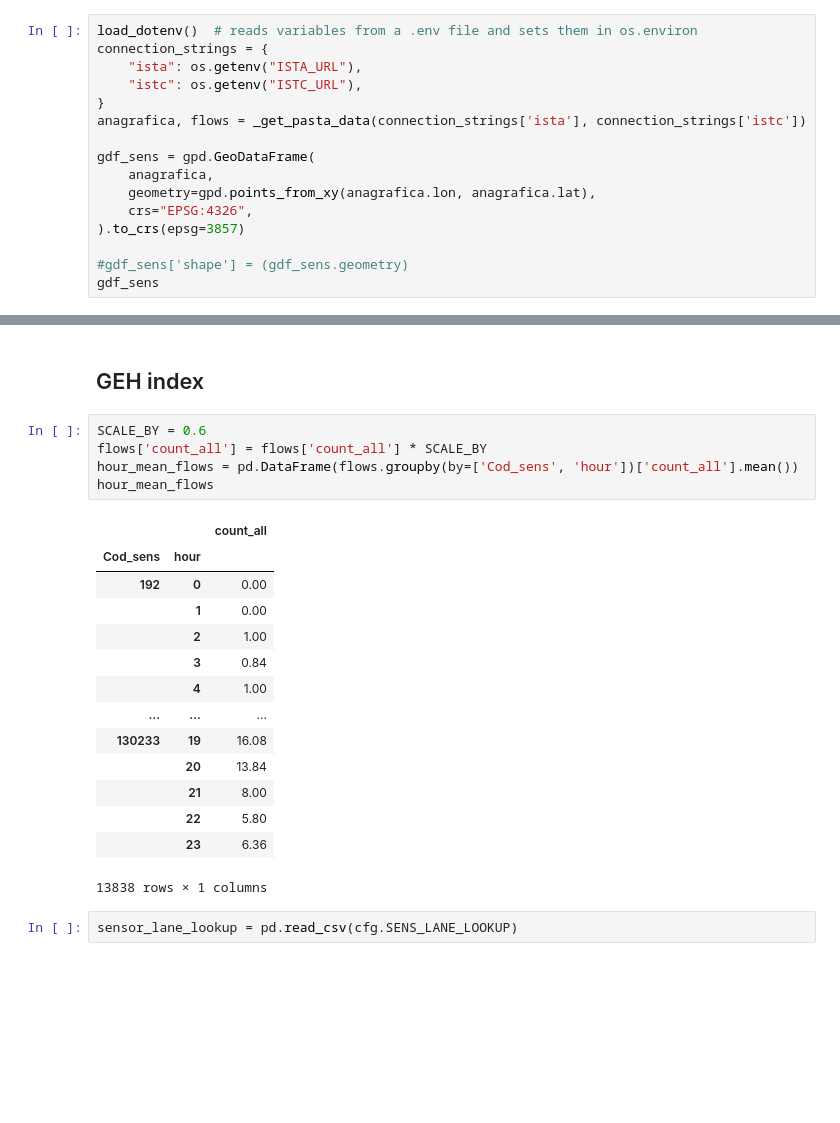
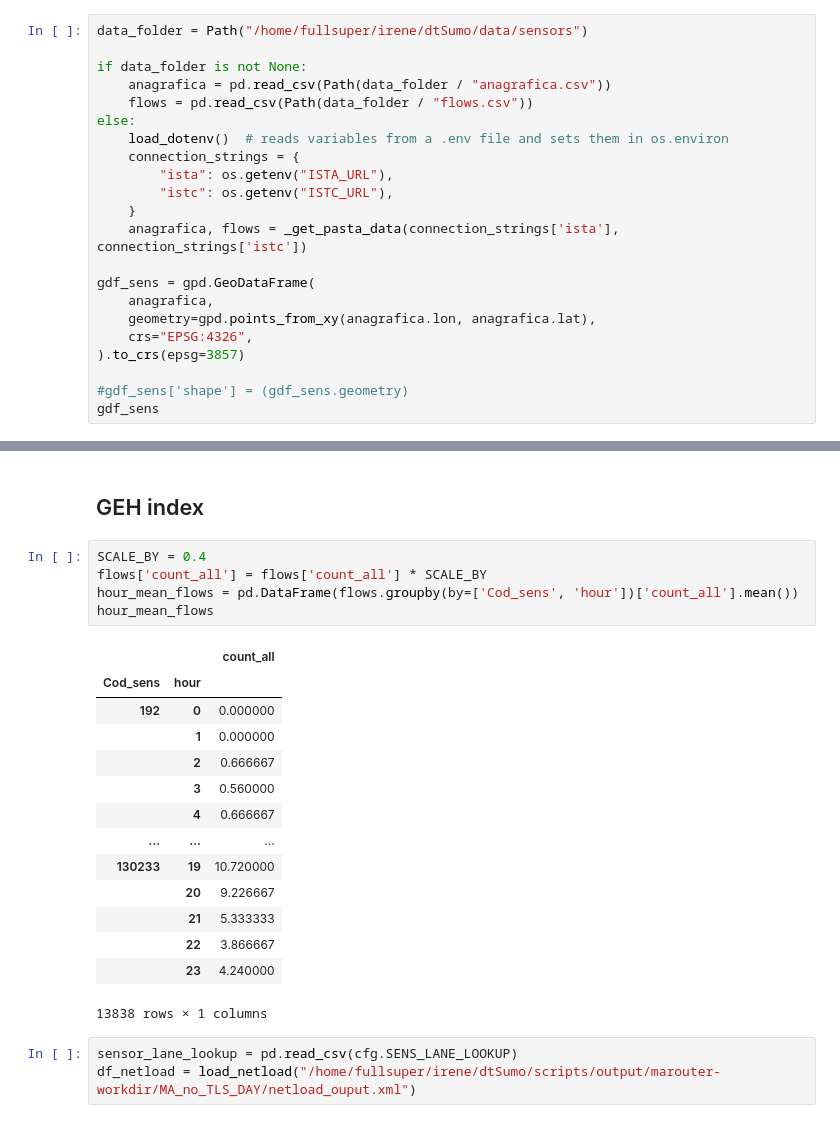
Before and after one commit to irenemarta/dtSumo, a Jupyter notebook: scripts/out_analysis/prova-netload.ipynb, the cells around one changed output, grey strips where cells are left out. Cells and saved outputs as stored; diff of their text form; blank space fills up the shorter version.

```diff
--- a/scripts/out_analysis/prova-netload.ipynb
+++ b/scripts/out_analysis/prova-netload.ipynb
@@ -16,10 +25,16 @@ from src.helpers import parse_edges
 # %%
-load_dotenv()  # reads variables from a .env file and sets them in os.environ
-connection_strings = {
-    "ista": os.getenv("ISTA_URL"),
-    "istc": os.getenv("ISTC_URL"),
-}
-anagrafica, flows = _get_pasta_data(connection_strings['ista'], connection_strings['istc'])
+data_folder = Path("/home/fullsuper/irene/dtSumo/data/sensors")
+
+if data_folder is not None:
+    anagrafica = pd.read_csv(Path(data_folder / "anagrafica.csv"))
+    flows = pd.read_csv(Path(data_folder / "flows.csv"))
+else:
+    load_dotenv()  # reads variables from a .env file and sets them in os.environ
+    connection_strings = {
+        "ista": os.getenv("ISTA_URL"),
+        "istc": os.getenv("ISTC_URL"),
+    }
+    anagrafica, flows = _get_pasta_data(connection_strings['ista'], connection_strings['istc'])
 
 gdf_sens = gpd.GeoDataFrame(
     anagrafica,
@@ -96,27 +312,28 @@ Text(0.5, 1.0, 'Density vs speed')
 # %% [markdown]
 ## GEH index
 # %%
-SCALE_BY = 0.6
+SCALE_BY = 0.4
 flows['count_all'] = flows['count_all'] * SCALE_BY
 hour_mean_flows = pd.DataFrame(flows.groupby(by=['Cod_sens', 'hour'])['count_all'].mean())
 hour_mean_flows
 # %% [output]
 |  |  | count_all |
 | Cod_sens | hour |  |
-| 192 | 0 | 0.00 |
-|  | 1 | 0.00 |
-|  | 2 | 1.00 |
-|  | 3 | 0.84 |
-|  | 4 | 1.00 |
+| 192 | 0 | 0.000000 |
+|  | 1 | 0.000000 |
+|  | 2 | 0.666667 |
+|  | 3 | 0.560000 |
+|  | 4 | 0.666667 |
 | ... | ... | ... |
-| 130233 | 19 | 16.08 |
-|  | 20 | 13.84 |
-|  | 21 | 8.00 |
-|  | 22 | 5.80 |
-|  | 23 | 6.36 |
+| 130233 | 19 | 10.720000 |
+|  | 20 | 9.226667 |
+|  | 21 | 5.333333 |
+|  | 22 | 3.866667 |
+|  | 23 | 4.240000 |
 13838 rows × 1 columns
 # %%
 sensor_lane_lookup = pd.read_csv(cfg.SENS_LANE_LOOKUP)
+df_netload = load_netload("/home/fullsuper/irene/dtSumo/scripts/output/marouter-workdir/MA_no_TLS_DAY/netload_ouput.xml")
 # %%
 # edges_to_check = set(sensor_lane_lookup['id_edge'])
 edge_sensor = sensor_lane_lookup[["Cod_sens", "id_edge"]].drop_duplicates()
```
Also changed, not shown: parts of 21 cells of this notebook, 24 other files.
